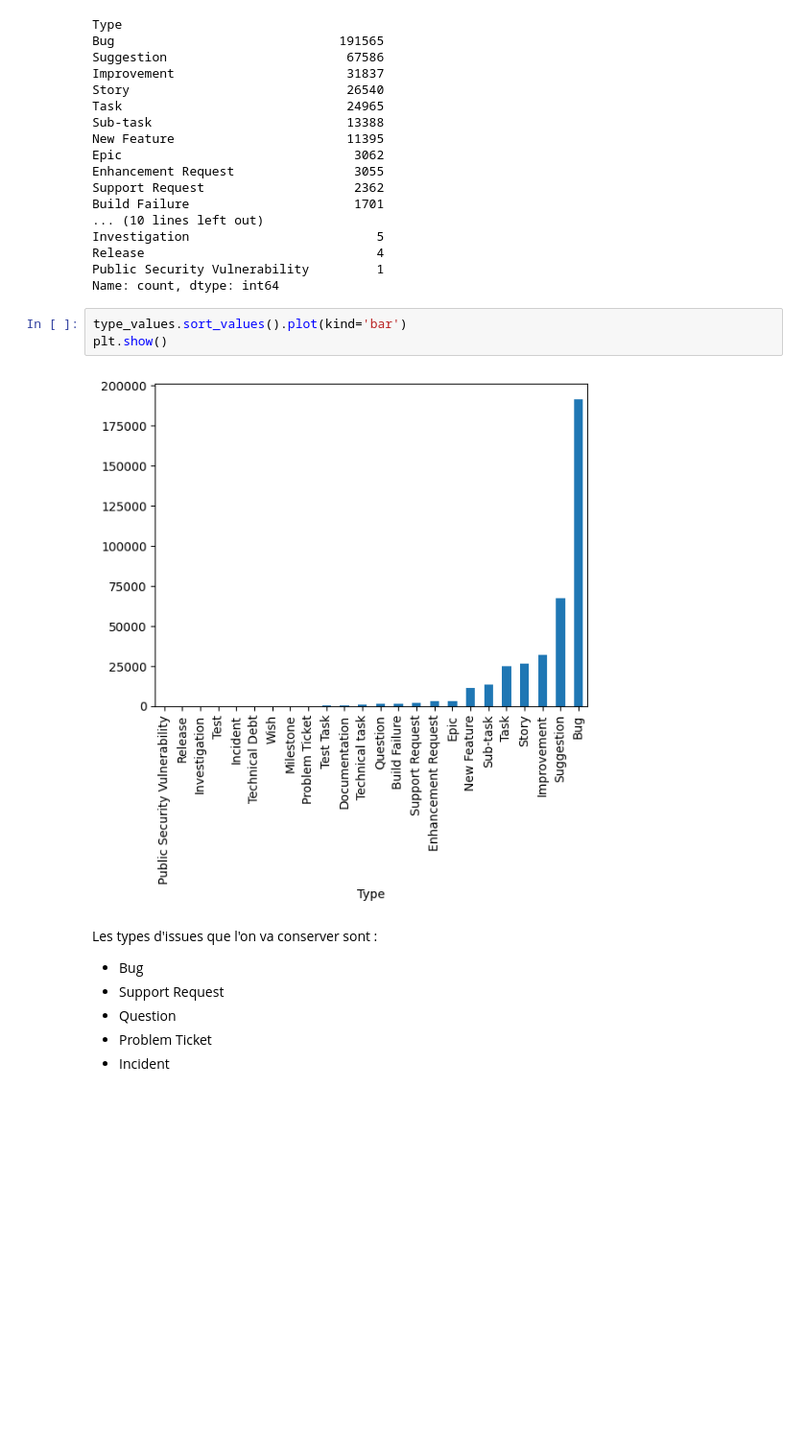
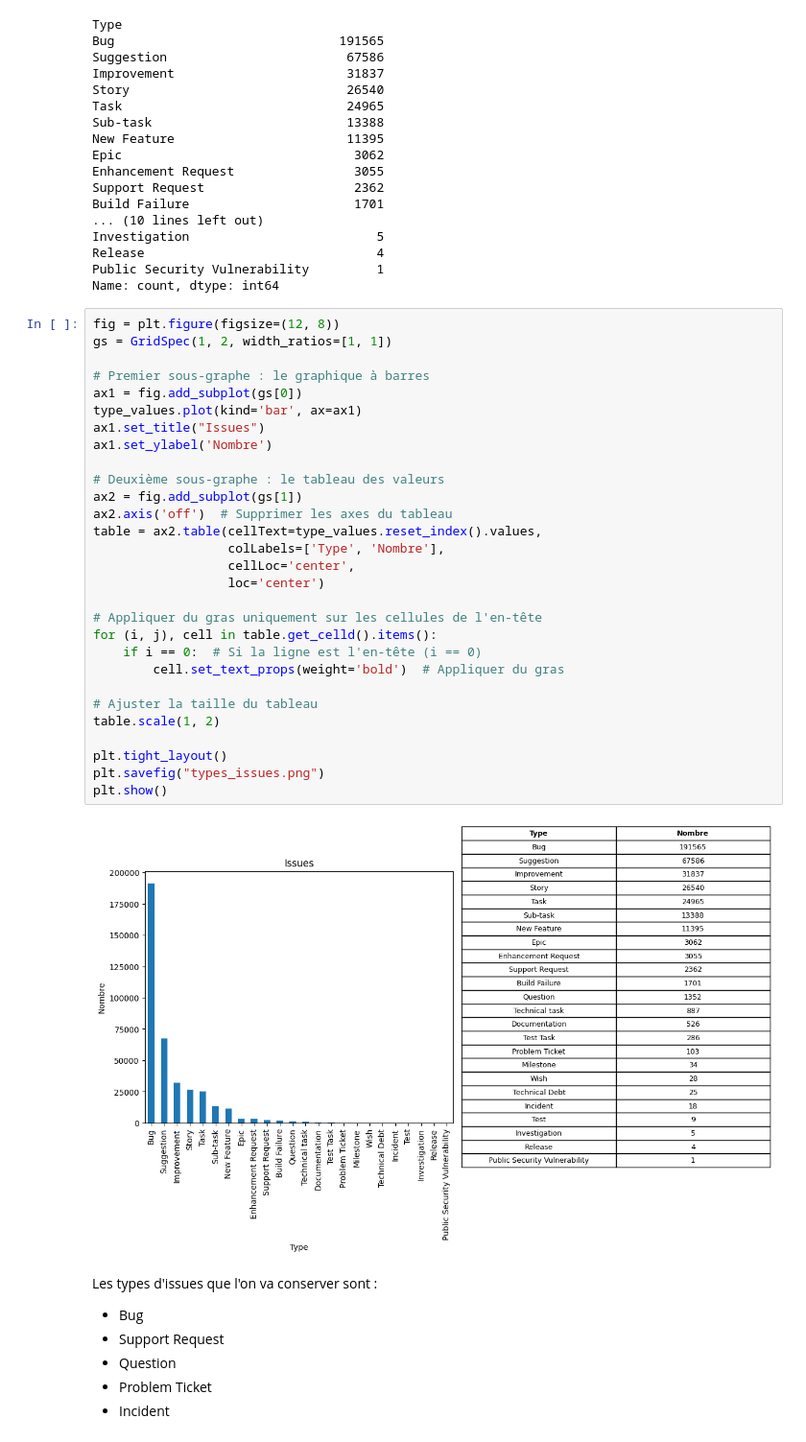
Before and after one commit to gunter69/Projet_IA_Dauphine, a Jupyter notebook: rag_jira/xp/analyse.ipynb, the cells around one changed output. Shown at 96% size. Saved outputs shown, nothing was run; the diff lists cells and outputs as text; blank space fills up the shorter version.

Commit message:
maj analyse issues jira

```diff
--- a/rag_jira/xp/analyse.ipynb
+++ b/rag_jira/xp/analyse.ipynb
@@ -126,11 +96,37 @@ Investigation                         5
 Release                               4
 Public Security Vulnerability         1
 Name: count, dtype: int64
-# %%
-type_values.sort_values().plot(kind='bar')
-plt.show()
-# %% [output]
-[figure, removed]
+# %%
+fig = plt.figure(figsize=(12, 8))
+gs = GridSpec(1, 2, width_ratios=[1, 1])
+
+# Premier sous-graphe : le graphique à barres
+ax1 = fig.add_subplot(gs[0])
+type_values.plot(kind='bar', ax=ax1)
+ax1.set_title("Issues")
+ax1.set_ylabel('Nombre')
+
+# Deuxième sous-graphe : le tableau des valeurs
+ax2 = fig.add_subplot(gs[1])
+ax2.axis('off')  # Supprimer les axes du tableau
+table = ax2.table(cellText=type_values.reset_index().values,
+                  colLabels=['Type', 'Nombre'],
+                  cellLoc='center',
+                  loc='center')
+
+# Appliquer du gras uniquement sur les cellules de l'en-tête
+for (i, j), cell in table.get_celld().items():
+    if i == 0:  # Si la ligne est l'en-tête (i == 0)
+        cell.set_text_props(weight='bold')  # Appliquer du gras
+
+# Ajuster la taille du tableau
+table.scale(1, 2)
+
+plt.tight_layout()
+plt.savefig("types_issues.png")
+plt.show()
+# %% [output]
+[figure, added]
 # %% [markdown]
 Les types d'issues que l'on va conserver sont :
 - Bug
```
Also changed, not shown: parts of 24 cells of this notebook, 4 other files.
